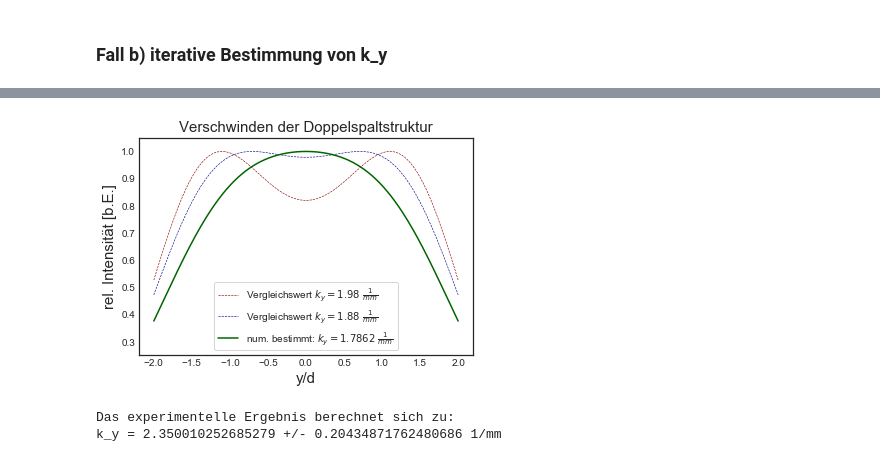
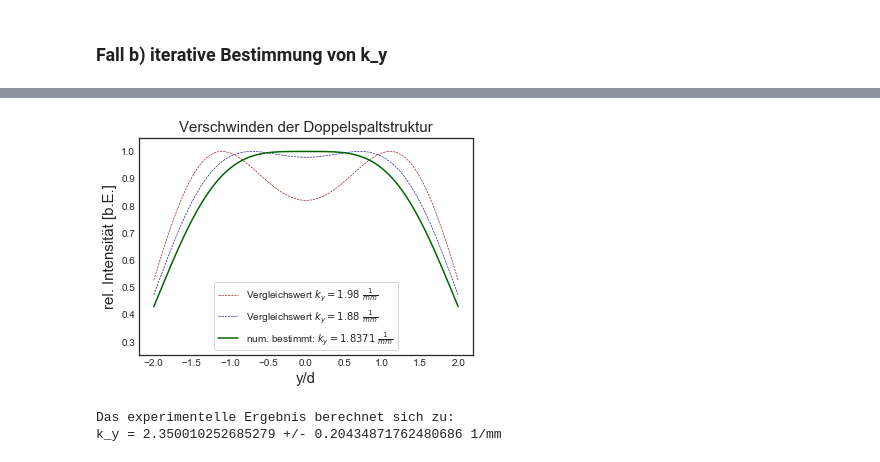
Before and after one commit to MajestyQ/Lectures, a Jupyter notebook: Praktikum/233 - Fourieroptik/V233 Fourier-Optik .ipynb, the cells around one changed output, grey strips where cells are left out. Cells and saved outputs as stored; diff of their text form; code cells hidden in the pictures.

```diff
--- a/Praktikum/233 - Fourieroptik/V233 Fourier-Optik .ipynb
+++ b/Praktikum/233 - Fourieroptik/V233 Fourier-Optik .ipynb
@@ -919,7 +919,7 @@ k_y = 2*np.pi*1/g
 Y = np.linspace(-d,d,501)
 #k_y stets verkleinern und Maxima zählen. Wenn nur noch ein Maximum da ist, dann k_y ausgeben
 while len(x1)>1:
-    k_y=k_y-0.01
+    k_y=k_y-0.001
     f_modifiziert=[]
     for i in range(len(Y)):
         y=Y[i]
@@ -936,7 +936,7 @@ print(k_y)
 #numerisch berechnet, Berechung recht aufwendig bei gewählter Schrittweite
 #bei anderen Werten einfach vorheriges Codefeld ausführen
 
-k_y=1.78622382364
+k_y=1.8371
 #Vergleichswerte
 k_y2=1.88
 k_y3=1.98
@@ -950,35 +950,35 @@ for i in range(len(Y)):
     result, error = quad(doppelspalt, 0, k_y)
     f_modifiziert.append(result**2)
 C =np.max(f_modifiziert)
 f_modifiziert/=C
 
 f_modifiziert2=[]
 for i in range(len(Y)):
     y=Y[i]
     result, error = quad(doppelspalt, 0, k_y2)
     f_modifiziert2.append(result**2)
 C =np.max(f_modifiziert2)
 f_modifiziert2/=C
 
 f_modifiziert3=[]
 for i in range(len(Y)):
     y=Y[i]
     result, error = quad(doppelspalt, 0, k_y3)
     f_modifiziert3.append(result**2)
 C =np.max(f_modifiziert3)
 f_modifiziert3/=C
 
 plt.plot(Y, f_modifiziert3,color='darkred',linestyle='--',linewidth=0.6,label=r'Vergleichswert $k_y=1.98 \ \frac{1}{mm}$')
 plt.plot(Y, f_modifiziert2,color='darkblue',linestyle='--',linewidth=0.6,label=r'Vergleichswert $k_y=1.88 \ \frac{1}{mm}$')
-plt.plot(Y, f_modifiziert,color='darkgreen',label=r'num. bestimmt: $k_y=1.7862 \ \frac{1}{mm}$')
+plt.plot(Y, f_modifiziert,color='darkgreen',label=r'num. bestimmt: $k_y=1.8371 \ \frac{1}{mm}$')
 plt.title('Verschwinden der Doppelspaltstruktur',size=15)
 plt.xlabel('y/d',size=15)
 plt.ylabel('rel. Intensität [b.E.]', size=15)
 plt.ylim(0.25,1.05)
 plt.legend(frameon=True)
 plt.savefig(r'C:\Users\Quirinus\Documents\GitHub\Praktikum\Praktikum\233 - Fourieroptik\Diagramme\Verschwindender Doppelspalt.pdf',format='PDF')
 # %% [output]
-[figure, old version]
+[figure, new version]
 # %%
 ky_exp=np.pi*0.038e-3/(wavelength*f1)*1e-3
 ky_exp_err=ky_exp*(0.04/0.46)
```
Also changed, not shown: parts of 4 cells of this notebook, 19 other files.
